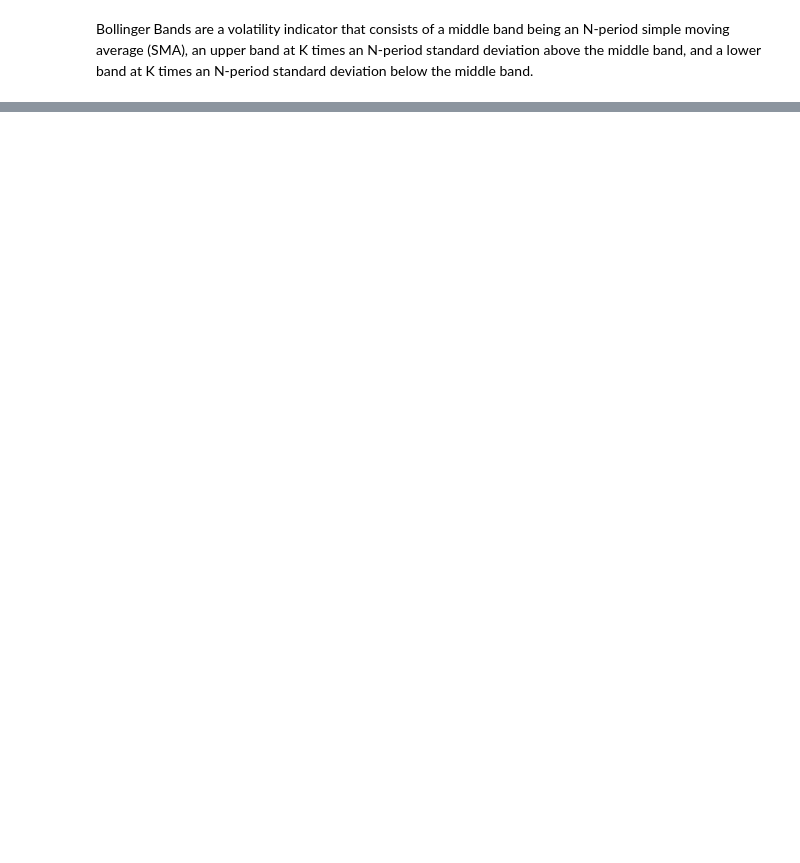
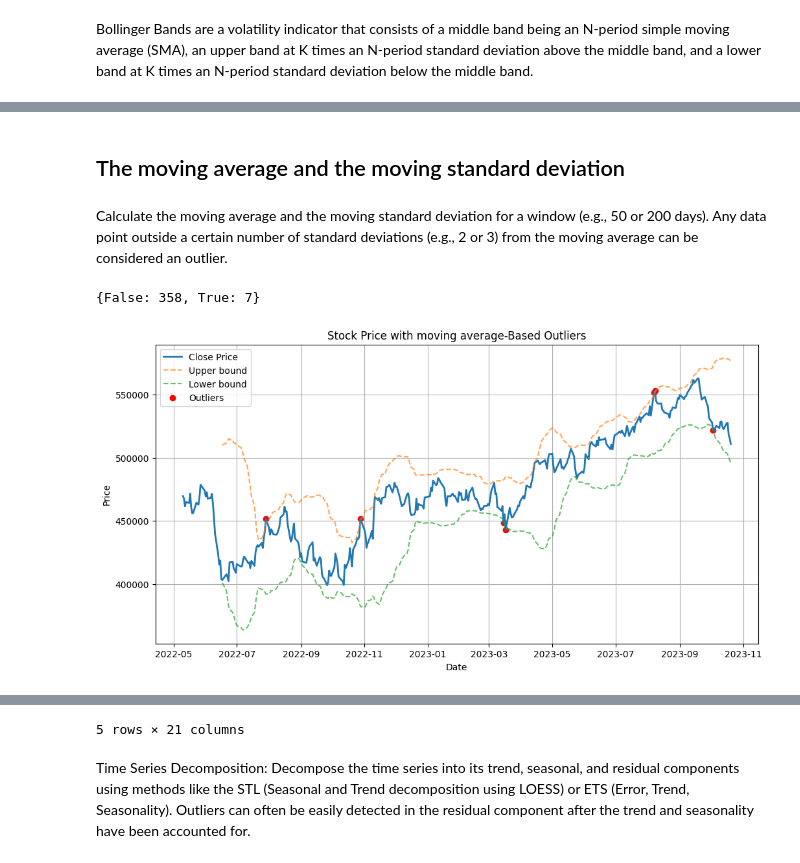
Before and after one commit to Wooshaw/ESE_527_Project, a Jupyter notebook: Stock_Price_Prediction_Model.ipynb, the cells around one changed output, grey strips where cells are left out. Drawn from its saved outputs; the diff is of its cells as text; code cells hidden in the pictures; blank space fills up the shorter version.

```diff
--- a/Stock_Price_Prediction_Model.ipynb
+++ b/Stock_Price_Prediction_Model.ipynb
@@ -197,0 +272,38 @@ featured_frame.tail()
+# %% [markdown]
+## The moving average and the moving standard deviation
+# %% [markdown]
+Calculate the moving average and the moving standard deviation for a window (e.g., 50 or 200 days). Any data point outside a certain number of standard deviations (e.g., 2 or 3) from the moving average can be considered an outlier.
+# %%
+outlier_moving_averages = copy.deepcopy(featured_frame)[-365:]
+
+window_size = 28
+outlier_moving_averages['moving_avg'] = outlier_moving_averages['Close'].rolling(window=window_size).mean()
+outlier_moving_averages['moving_std'] = outlier_moving_averages['Close'].rolling(window=window_size).std()
+
+# Define a threshold for outliers (e.g., 2 standard deviations from the moving average)
+threshold = 2.5
+outlier_moving_averages['lower_bound'] = outlier_moving_averages['moving_avg'] - threshold * outlier_moving_averages['moving_std']
+outlier_moving_averages['upper_bound'] = outlier_moving_averages['moving_avg'] + threshold * outlier_moving_averages['moving_std']
+
+# Identify the outliers
+outlier_moving_averages['outlier'] = (outlier_moving_averages['Close'] < outlier_moving_averages['lower_bound']) | (outlier_moving_averages['Close'] > outlier_moving_averages['upper_bound'])
+
+print(dict(Counter(outlier_moving_averages['outlier']).items()))
+
+outliers = outlier_moving_averages[outlier_moving_averages['outlier']==True]
+plt.figure(figsize=(12, 6))
+plt.plot(outlier_moving_averages['Date'], outlier_moving_averages['Close'], label='Close Price', linewidth=2)
+plt.plot(outlier_moving_averages['Date'], outlier_moving_averages['upper_bound'], label='Upper bound', linestyle='--', alpha=0.7)
+plt.plot(outlier_moving_averages['Date'], outlier_moving_averages['lower_bound'], label='Lower bound', linestyle='--', alpha=0.7)
+plt.scatter(outliers['Date'], outliers['Close'], color='red', label='Outliers')
+plt.xlabel('Date')
+plt.ylabel('Price')
+plt.title('Stock Price with moving average-Based Outliers')
+plt.legend()
+plt.grid(True)
+plt.show()
+
+outlier_moving_averages.tail()
+# %% [output]
+{False: 358, True: 7}
+[figure, added]
@@ -197,0 +316,3 @@ featured_frame.tail()
+5 rows × 21 columns
+# %% [markdown]
+Time Series Decomposition: Decompose the time series into its trend, seasonal, and residual components using methods like the STL (Seasonal and Trend decomposition using LOESS) or ETS (Error, Trend, Seasonality). Outliers can often be easily detected in the residual component after the trend and seasonality have been accounted for.
```
Also changed, not shown: parts of 32 cells of this notebook.
